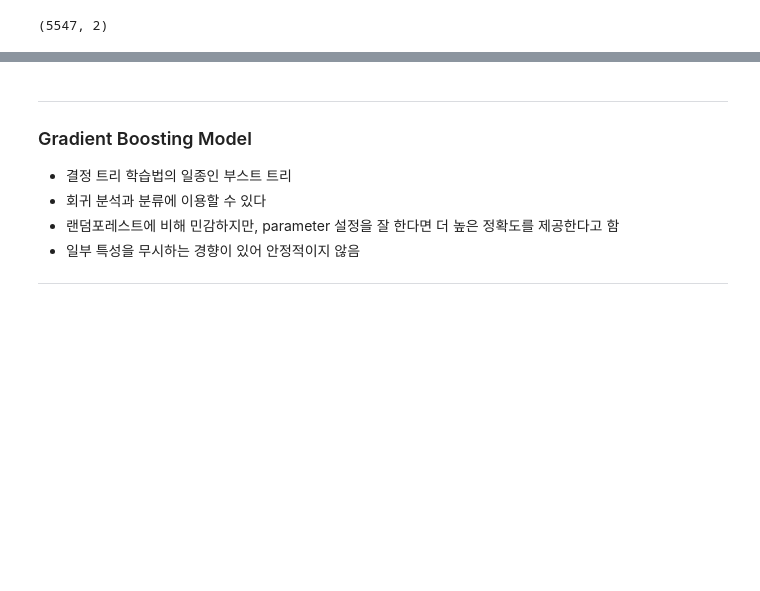
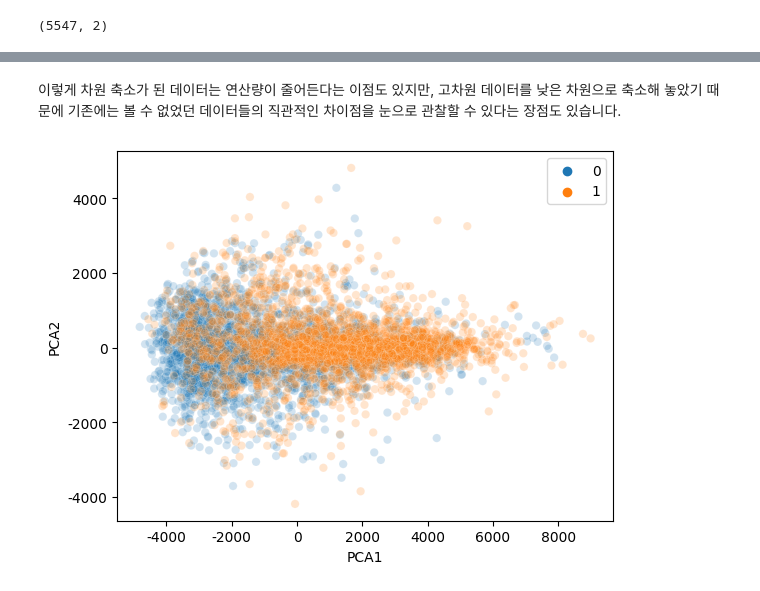
Before and after one commit to boringariel/scikit-learn, a Jupyter notebook: 기계학습을 이용한 유방암 진단.ipynb, the cells around one changed output, grey strips where cells are left out. Cells and saved outputs as stored; diff of their text form; code cells hidden in the pictures; blank space fills up the shorter version.

```diff
--- a/기계학습을 이용한 유방암 진단.ipynb
+++ b/기계학습을 이용한 유방암 진단.ipynb
@@ -52,6 +69,6 @@ X_reshape_pca.shape
 # %% [output]
 (5547, 2)
 # %%
-#PC1, PC2, class(암 발병 여부)로 구성된 dataframe 제작
-df_pca = pd.DataFrame(data = X_reshape_pca, columns = ['PC1','PC2'])
-df_pca['class'] = Y
+# PCA1, PCA2, class(암 발병 여부)로 구성된 dataframe 제작
+df_pca = pd.DataFrame(data = X_reshape_pca, columns = ['PCA1', 'PCA2'])
+df_pca['class'] = y
@@ -64,8 +75,13 @@ sb.scatterplot(df_pca['PC1'], df_pca['PC2'], hue = df_pca['class'], alpha=0.2)
-# %% [markdown]
----
-### Gradient Boosting Model
-* 결정 트리 학습법의 일종인 부스트 트리
-* 회귀 분석과 분류에 이용할 수 있다
-* 랜덤포레스트에 비해 민감하지만, parameter 설정을 잘 한다면 더 높은 정확도를 제공한다고 함
-* 일부 특성을 무시하는 경향이 있어 안정적이지 않음
----
+# %% [markdown]
+</p></br></br>
+
+
+이렇게 차원 축소가 된 데이터는 연산량이 줄어든다는 이점도 있지만, 고차원 데이터를 낮은 차원으로 축소해 놓았기 때문에 기존에는 볼 수 없었던 데이터들의 직관적인 차이점을 눈으로 관찰할 수 있다는 장점도 있습니다.
+</p></br></br>
+# %%
+# 각 샘플의 비교를 다른 시각으로 할 수 있게 되었습니다
+sns.scatterplot(data=df_pca, x='PCA1', y='PCA2', hue=df_pca['class'], alpha=0.2)
+plt.legend()
+plt.show()
+# %% [output]
+[figure, added]
```
Also changed, not shown: parts of 25 cells of this notebook.
